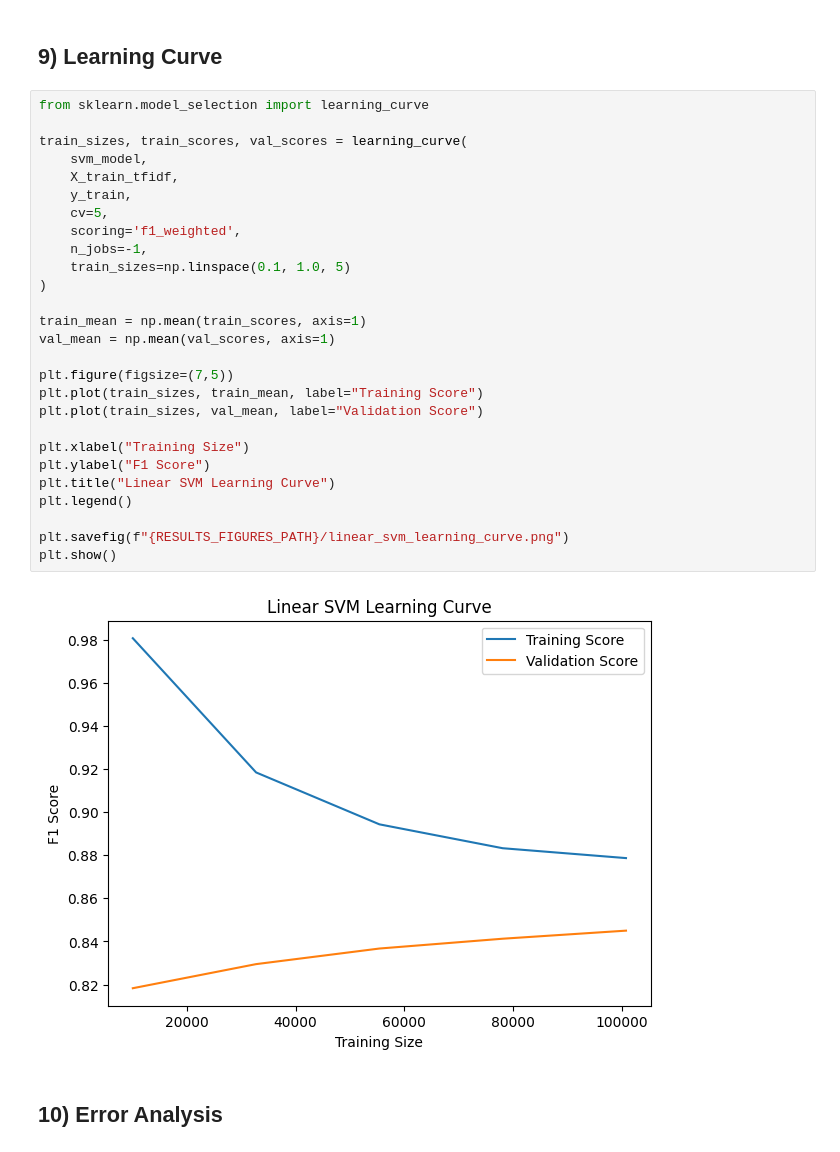
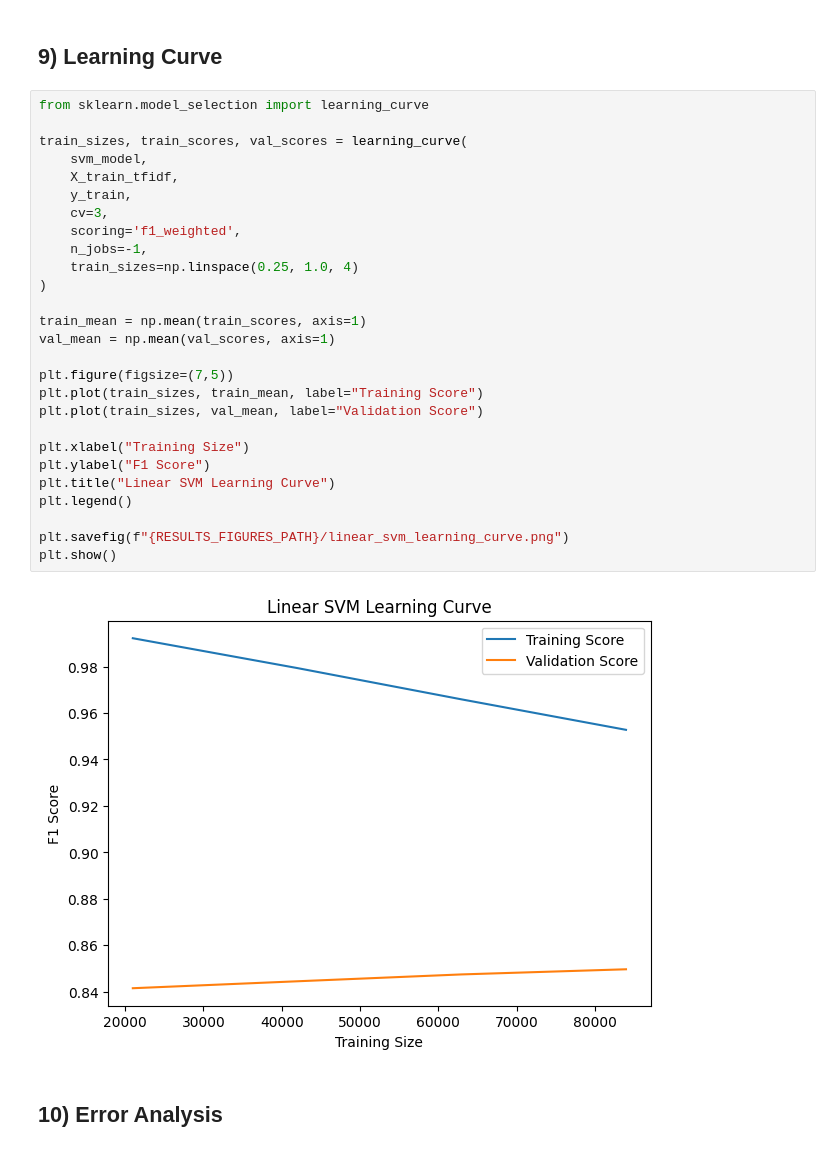
Before and after one commit to yashvardhanshah/AI-Customer-Review-Intelligence-System, a Jupyter notebook: notebooks/03_ml_models.ipynb, the cells around one changed output. Drawn from its saved outputs; the diff is of its cells as text.

```diff
--- a/notebooks/03_ml_models.ipynb
+++ b/notebooks/03_ml_models.ipynb
@@ -655,32 +655,32 @@ plt.show()
 # %%
 from sklearn.model_selection import learning_curve
 
 train_sizes, train_scores, val_scores = learning_curve(
     svm_model,
     X_train_tfidf,
     y_train,
-    cv=5,
+    cv=3,
     scoring='f1_weighted',
     n_jobs=-1,
-    train_sizes=np.linspace(0.1, 1.0, 5)
+    train_sizes=np.linspace(0.25, 1.0, 4)
 )
 
 train_mean = np.mean(train_scores, axis=1)
 val_mean = np.mean(val_scores, axis=1)
 
 plt.figure(figsize=(7,5))
 plt.plot(train_sizes, train_mean, label="Training Score")
 plt.plot(train_sizes, val_mean, label="Validation Score")
 
 plt.xlabel("Training Size")
 plt.ylabel("F1 Score")
 plt.title("Linear SVM Learning Curve")
 plt.legend()
 
 plt.savefig(f"{RESULTS_FIGURES_PATH}/linear_svm_learning_curve.png")
 plt.show()
 # %% [output]
-[figure, old version]
+[figure, new version]
 # %% [markdown]
 ## 10) Error Analysis
 # %%
```
Also changed, not shown: parts of 38 cells of this notebook, 49 other files.
